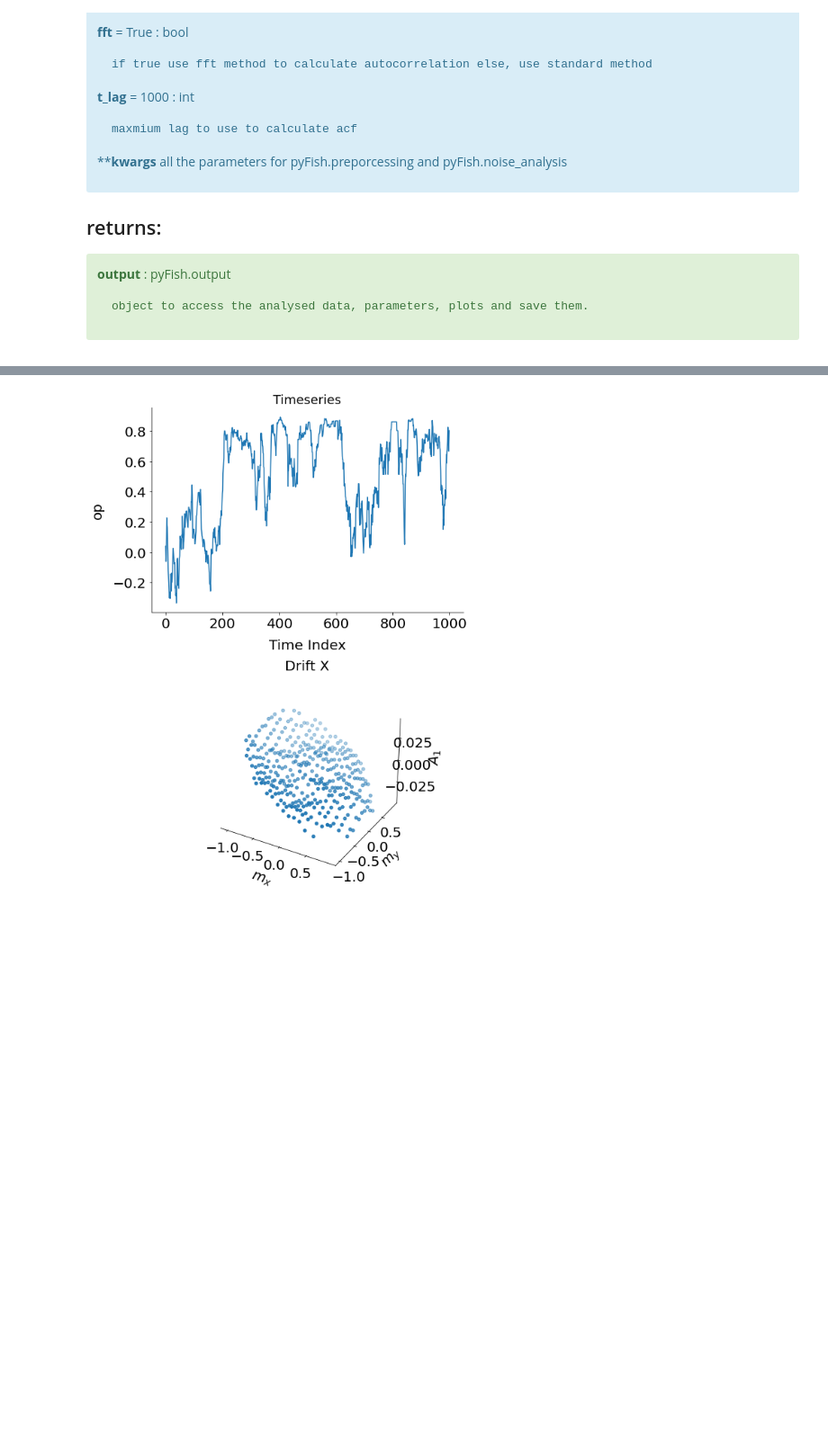
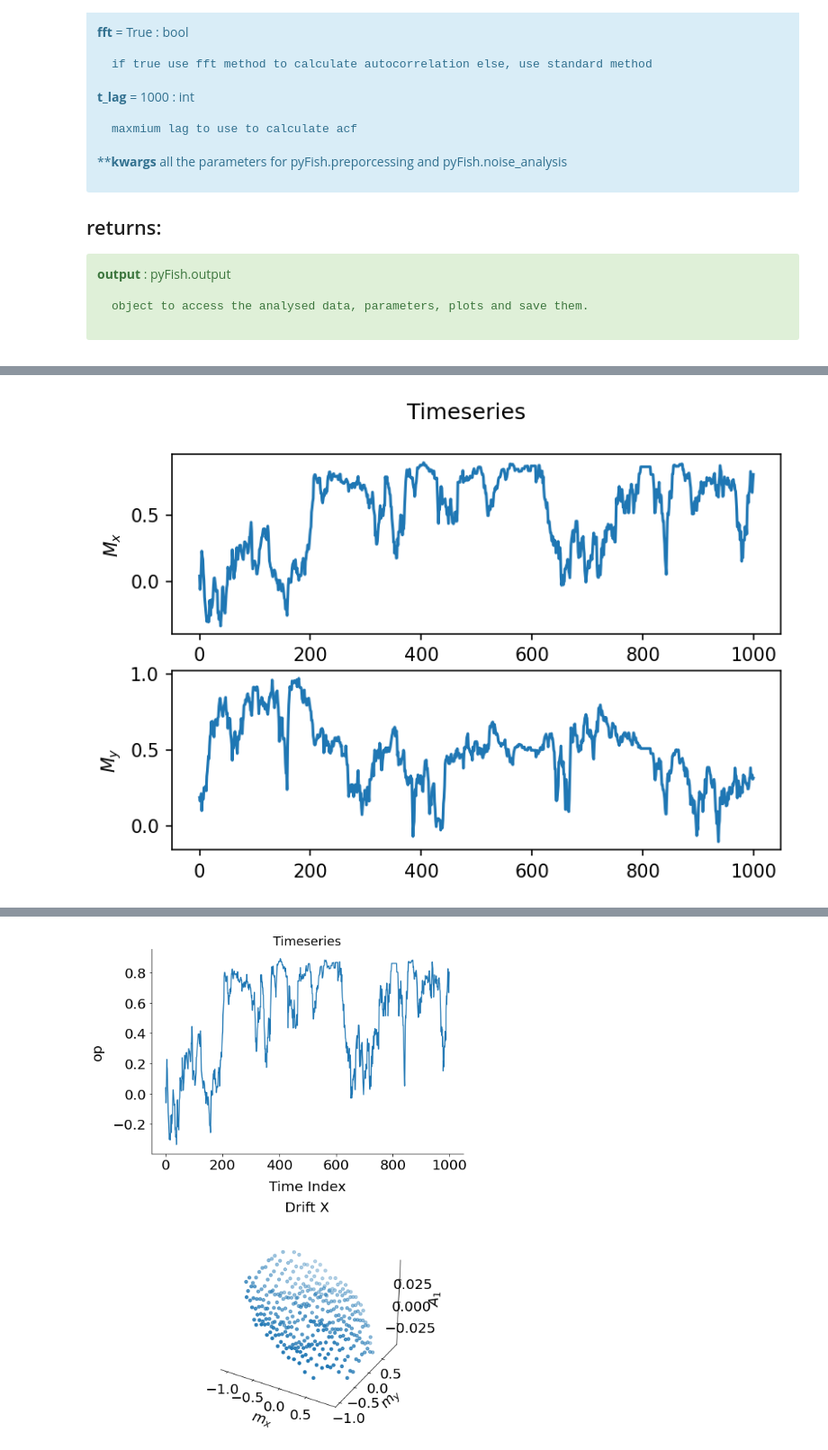
Before and after one commit to tee-lab/PyDaddy, a Jupyter notebook: notebooks/pyFish Vector Test.ipynb, the cells around one changed output, grey strips where cells are left out. Shown at 90% size. Cells and saved outputs as stored; diff of their text form; code cells hidden in the pictures; folded sections open; blank space fills up the shorter version.

```diff
--- a/notebooks/pyFish Vector Test.ipynb
+++ b/notebooks/pyFish Vector Test.ipynb
@@ -156,0 +151,4 @@ module://ipykernel.pylab.backend_inline
+# %%
+ch.timeseries()
+# %% [output]
+[figure, added]
```
Also changed, not shown: parts of 7 cells of this notebook, 7 other files.
